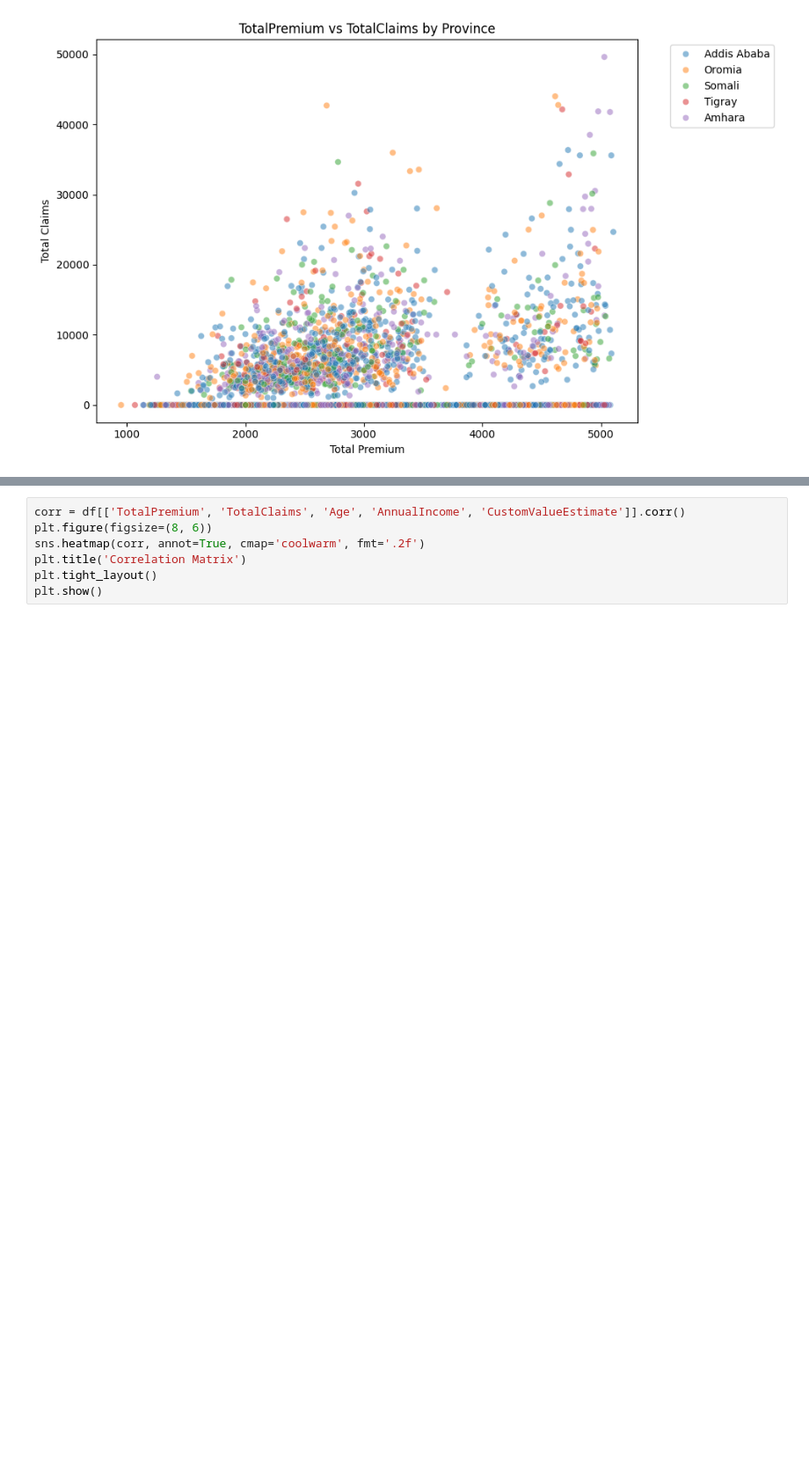
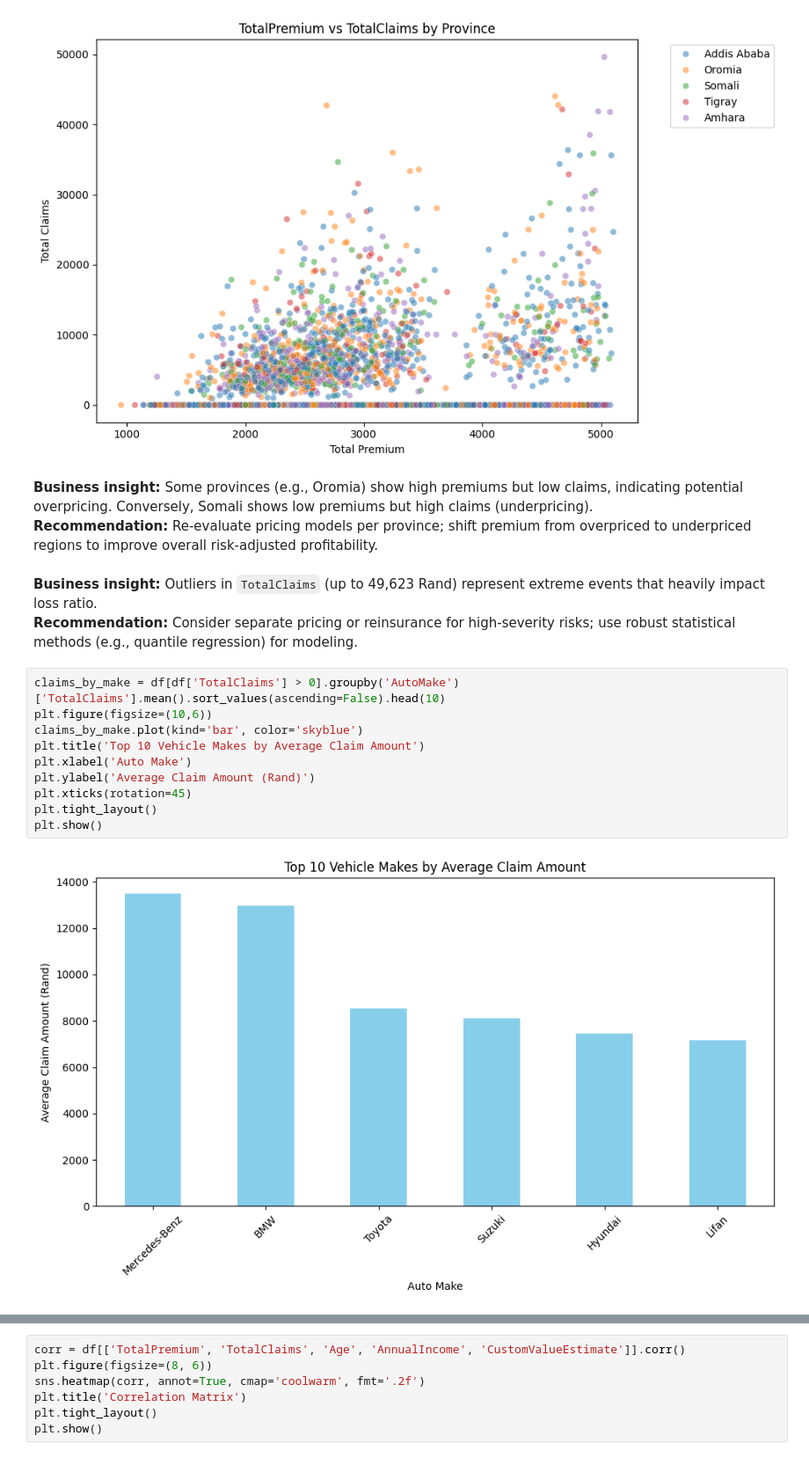
Before and after one commit to Hermella-A/insurance-risk-analytics, a Jupyter notebook: notebooks/01_eda.ipynb, the cells around one changed output, grey strips where cells are left out. Shown at 88% size. Cells and saved outputs as stored; diff of their text form; blank space fills up the shorter version.

```diff
--- a/notebooks/01_eda.ipynb
+++ b/notebooks/01_eda.ipynb
@@ -225,3 +268,21 @@ plt.tight_layout()
 plt.show()
 # %% [output]
 [figure]
+# %% [markdown]
+**Business insight:** Some provinces (e.g., Oromia) show high premiums but low claims, indicating potential overpricing. Conversely, Somali shows low premiums but high claims (underpricing).
+**Recommendation:** Re‑evaluate pricing models per province; shift premium from overpriced to underpriced regions to improve overall risk‑adjusted profitability.
+# %% [markdown]
+**Business insight:** Outliers in `TotalClaims` (up to 49,623 Rand) represent extreme events that heavily impact loss ratio.
+**Recommendation:** Consider separate pricing or reinsurance for high‑severity risks; use robust statistical methods (e.g., quantile regression) for modeling.
+# %%
+claims_by_make = df[df['TotalClaims'] > 0].groupby('AutoMake')['TotalClaims'].mean().sort_values(ascending=False).head(10)
+plt.figure(figsize=(10,6))
+claims_by_make.plot(kind='bar', color='skyblue')
+plt.title('Top 10 Vehicle Makes by Average Claim Amount')
+plt.xlabel('Auto Make')
+plt.ylabel('Average Claim Amount (Rand)')
+plt.xticks(rotation=45)
+plt.tight_layout()
+plt.show()
+# %% [output]
+[figure, added]
```
Also changed, not shown: parts of 8 cells of this notebook.
